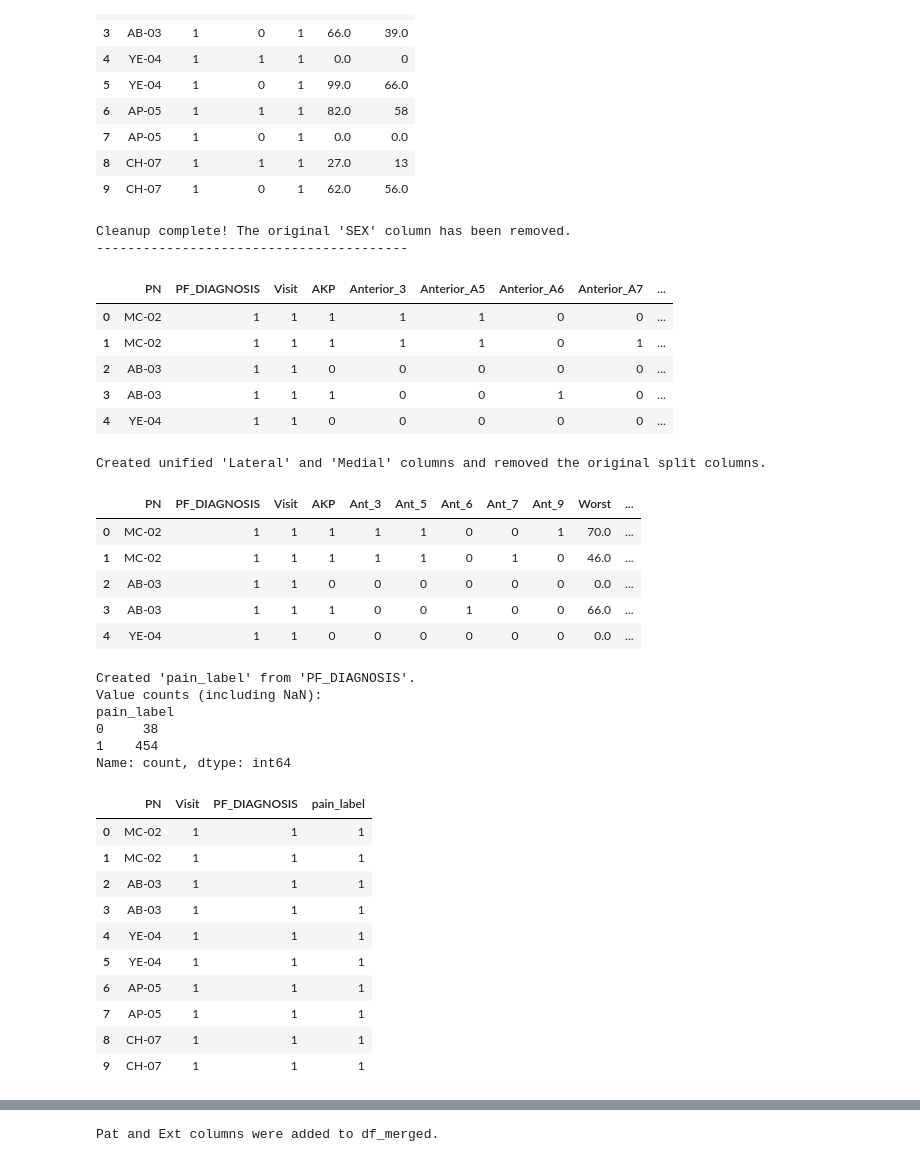
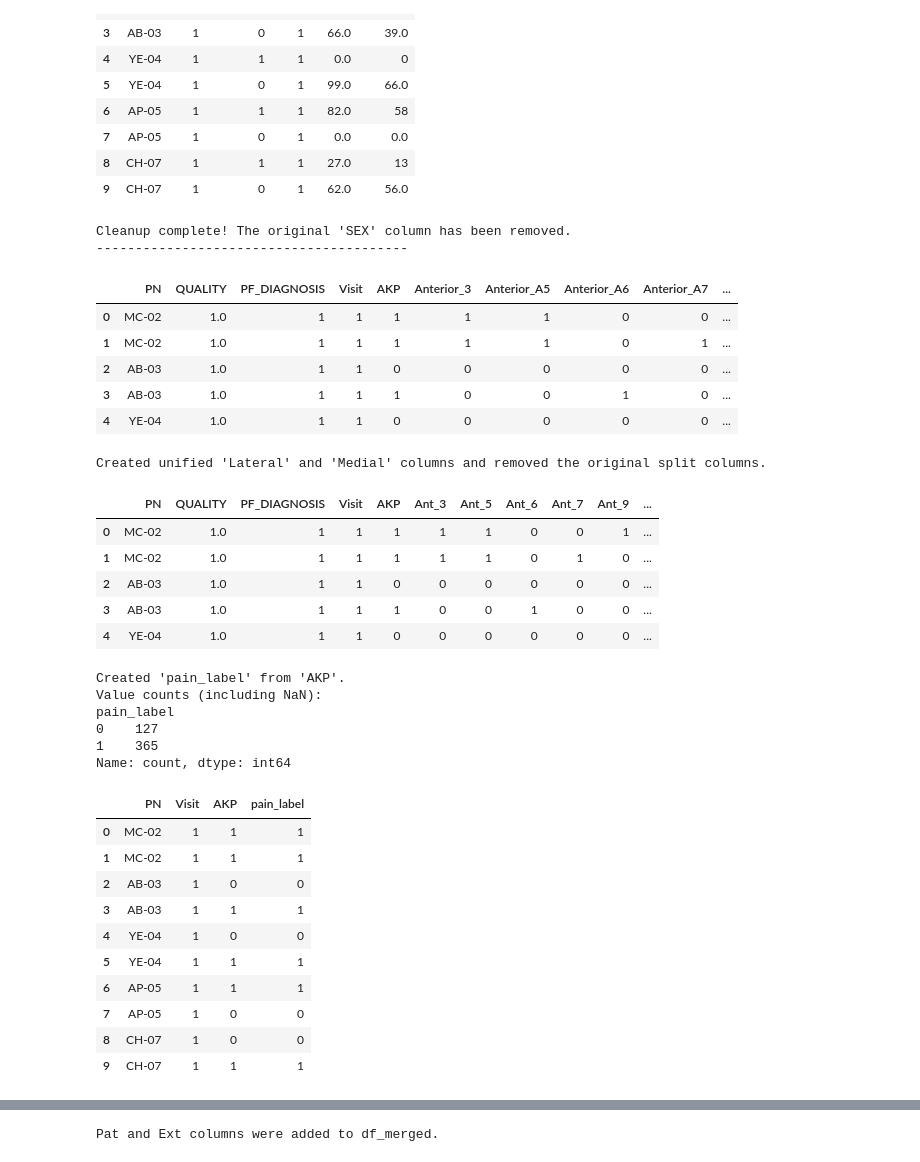
Before and after one commit to nirlapi/Final-Project, a Jupyter notebook: Final_Project_EDA.ipynb, the cells around one changed output, grey strips where cells are left out. Cells and saved outputs as stored; diff of their text form; code cells hidden in the pictures.

```diff
--- a/Final_Project_EDA.ipynb
+++ b/Final_Project_EDA.ipynb
@@ -155,7 +155,7 @@ dtype: object
 # List of columns to remove (PN is NOT in this list)
 cols_to_remove = [
     'PC', 'INCLUDED', 'GROUP', 'DOCTOR', 'Docter',
-    'QUALITY', 'תאריך', 'Baseline_תאריך'
+    'תאריך', 'Baseline_תאריך'
 ]
 
 # This looks for any of the above names in your dataframe columns
@@ -295,12 +295,12 @@ display(df_merged.head())
 # %% [output]
 Cleanup complete! The original 'SEX' column has been removed.
 ----------------------------------------
-|  | PN | PF_DIAGNOSIS | Visit | AKP | Anterior_3 | Anterior_A5 | Anterior_A6 | Anterior_A7 | ... |
-| 0 | MC-02 | 1 | 1 | 1 | 1 | 1 | 0 | 0 | ... |
-| 1 | MC-02 | 1 | 1 | 1 | 1 | 1 | 0 | 1 | ... |
-| 2 | AB-03 | 1 | 1 | 0 | 0 | 0 | 0 | 0 | ... |
-| 3 | AB-03 | 1 | 1 | 1 | 0 | 0 | 1 | 0 | ... |
-| 4 | YE-04 | 1 | 1 | 0 | 0 | 0 | 0 | 0 | ... |
+|  | PN | QUALITY | PF_DIAGNOSIS | Visit | AKP | Anterior_3 | Anterior_A5 | Anterior_A6 | Anterior_A7 | ... |
+| 0 | MC-02 | 1.0 | 1 | 1 | 1 | 1 | 1 | 0 | 0 | ... |
+| 1 | MC-02 | 1.0 | 1 | 1 | 1 | 1 | 1 | 0 | 1 | ... |
+| 2 | AB-03 | 1.0 | 1 | 1 | 0 | 0 | 0 | 0 | 0 | ... |
+| 3 | AB-03 | 1.0 | 1 | 1 | 1 | 0 | 0 | 1 | 0 | ... |
+| 4 | YE-04 | 1.0 | 1 | 1 | 0 | 0 | 0 | 0 | 0 | ... |
 # %%
 # Rename selected CSV columns before image processing
 df_merged = df_merged.rename(columns={
@@ -336,41 +336,41 @@ print("Created unified 'Lateral' and 'Medial' columns and removed the original s
 display(df_merged.head())
 # %% [output]
 Created unified 'Lateral' and 'Medial' columns and removed the original split columns.
-|  | PN | PF_DIAGNOSIS | Visit | AKP | Ant_3 | Ant_5 | Ant_6 | Ant_7 | Ant_9 | Worst | ... |
-| 0 | MC-02 | 1 | 1 | 1 | 1 | 1 | 0 | 0 | 1 | 70.0 | ... |
-| 1 | MC-02 | 1 | 1 | 1 | 1 | 1 | 0 | 1 | 0 | 46.0 | ... |
-| 2 | AB-03 | 1 | 1 | 0 | 0 | 0 | 0 | 0 | 0 | 0.0 | ... |
-| 3 | AB-03 | 1 | 1 | 1 | 0 | 0 | 1 | 0 | 0 | 66.0 | ... |
-| 4 | YE-04 | 1 | 1 | 0 | 0 | 0 | 0 | 0 | 0 | 0.0 | ... |
+|  | PN | QUALITY | PF_DIAGNOSIS | Visit | AKP | Ant_3 | Ant_5 | Ant_6 | Ant_7 | Ant_9 | ... |
+| 0 | MC-02 | 1.0 | 1 | 1 | 1 | 1 | 1 | 0 | 0 | 1 | ... |
+| 1 | MC-02 | 1.0 | 1 | 1 | 1 | 1 | 1 | 0 | 1 | 0 | ... |
+| 2 | AB-03 | 1.0 | 1 | 1 | 0 | 0 | 0 | 0 | 0 | 0 | ... |
+| 3 | AB-03 | 1.0 | 1 | 1 | 1 | 0 | 0 | 1 | 0 | 0 | ... |
+| 4 | YE-04 | 1.0 | 1 | 1 | 0 | 0 | 0 | 0 | 0 | 0 | ... |
 # %%
-# Create pain_label using the same values as PF_DIAGNOSIS
-if 'PF_DIAGNOSIS' not in df_merged.columns:
-    raise KeyError("df_merged must contain 'PF_DIAGNOSIS' to create pain_label.")
+# Create pain_label using the same values as AKP
+if 'AKP' not in df_merged.columns:
+    raise KeyError("df_merged must contain 'AKP' to create pain_label.")
 
-# Copy PF_DIAGNOSIS directly into pain_label
+# Copy AKP directly into pain_label
 # Coerce to numeric to keep a clean label column when possible.
-df_merged['pain_label'] = pd.to_numeric(df_merged['PF_DIAGNOSIS'], errors='coerce')
+df_merged['pain_label'] = pd.to_numeric(df_merged['AKP'], errors='coerce')
 
-print("Created 'pain_label' from 'PF_DIAGNOSIS'.")
+print("Created 'pain_label' from 'AKP'.")
 print("Value counts (including NaN):")
 print(df_merged['pain_label'].value_counts(dropna=False).sort_index())
 
-display(df_merged[['PN', 'Visit', 'PF_DIAGNOSIS', 'pain_label']].head(10))
+display(df_merged[['PN', 'Visit', 'AKP', 'pain_label']].head(10))
 # %% [output]
-Created 'pain_label' from 'PF_DIAGNOSIS'.
+Created 'pain_label' from 'AKP'.
 Value counts (including NaN):
 pain_label
-0     38
-1    454
+0    127
+1    365
 Name: count, dtype: int64
-|  | PN | Visit | PF_DIAGNOSIS | pain_label |
+|  | PN | Visit | AKP | pain_label |
 | 0 | MC-02 | 1 | 1 | 1 |
 | 1 | MC-02 | 1 | 1 | 1 |
-| 2 | AB-03 | 1 | 1 | 1 |
+| 2 | AB-03 | 1 | 0 | 0 |
 | 3 | AB-03 | 1 | 1 | 1 |
-| 4 | YE-04 | 1 | 1 | 1 |
+| 4 | YE-04 | 1 | 0 | 0 |
 | 5 | YE-04 | 1 | 1 | 1 |
 | 6 | AP-05 | 1 | 1 | 1 |
-| 7 | AP-05 | 1 | 1 | 1 |
-| 8 | CH-07 | 1 | 1 | 1 |
+| 7 | AP-05 | 1 | 0 | 0 |
+| 8 | CH-07 | 1 | 0 | 0 |
 | 9 | CH-07 | 1 | 1 | 1 |
```
Also changed, not shown: parts of 14 cells of this notebook, 3 other files.
